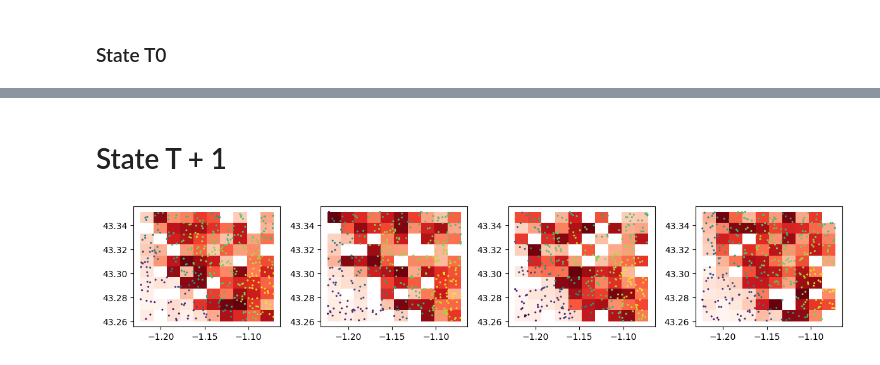
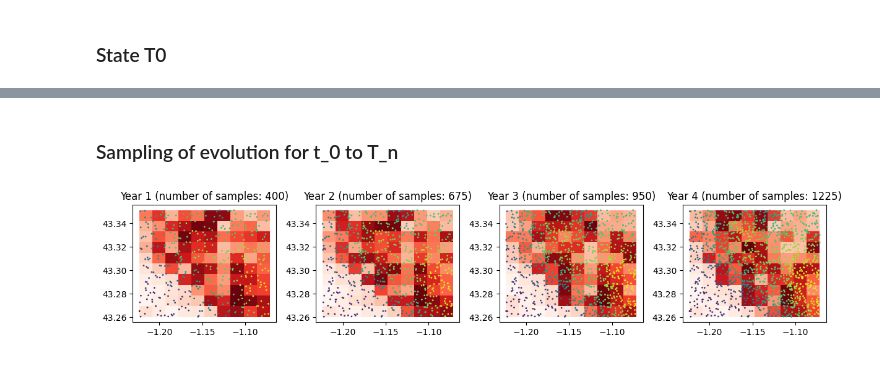
Before and after one commit to franckalbinet/trufl, a Jupyter notebook: nbs/tutorials/quick-start.ipynb, the cells around one changed output, grey strips where cells are left out. Saved outputs shown, nothing was run; the diff lists cells and outputs as text; code cells hidden in the pictures.

Commit message:
optimizer example

```diff
--- a/nbs/tutorials/quick-start.ipynb
+++ b/nbs/tutorials/quick-start.ipynb
@@ -280,92 +275,67 @@ ax.legend(handles=[rank_legend, value_legend], loc='upper left', bbox_to_anchor=
-# %% [markdown]
-# State T + 1
+# %% [markdown]
+### Sampling of evolution for t_0 to T_n
 # %%
 # Setup the figure and subplots grid
 number_of_years = 4
 fig, axs = plt.subplots(1, number_of_years, figsize=(12, 12))  # Adjust figsize as needed
 axs = axs.flatten()
 
+# t = 0 (Sample random)
+sampler = Sampler(fname_raster)
+n_planned = np.random.randint(4, high=5, size=len(gdf_grid), dtype=int)
+loc_ids = gdf_grid.loc_id.values
+
+samples_t0 = []
+for loc_id, n in zip(loc_ids, n_planned):
+    sampling_locs = gdf_grid.loc[gdf_grid.loc_id == loc_id].sample_points(n)
+    gdf_samples = sampler.sample(sampling_locs)
+    samples_t0.append(gdf_samples)
+
+gdf_samples_t = pd.concat(samples_t0)
+
 for n, ax in zip(range(1, number_of_years+1), axs):
-
-    sampler = Sampler(fname_raster)
-    n_planned = np.random.randint(0, high=5, size=len(gdf_grid), dtype=int)
-    loc_ids = gdf_grid.loc_id.values
-
-    samples_t0 = []
-    for loc_id, n in zip(loc_ids, n_planned):
-        sampling_locs = gdf_grid.loc[gdf_grid.loc_id == loc_id].sample_points(n)
-        gdf_samples = sampler.sample(sampling_locs)
-        samples_t0.append(gdf_samples)
-
-    gdf_samples_t = pd.concat(samples_t0)
-
     # 1. base ranking on prior
-    benefit_criteria = [True]
-    state = State(gdf_samples_t, [PriorCB(gdf_grid, fname_raster)])
+    benefit_criteria = [True, True, False, False, True]
+    state = State(gdf_samples_t, [MaxCB(), StdCB(), CountCB(),
+                                MoranICB(k=5), PriorCB(gdf_grid, fname_raster)])
     optimizer = Optimizer(state=state())
 
     # 2. rank polygons
-    df = optimizer.rank(is_benefit_x=benefit_criteria, w_vector = [1],  n_method="LINEAR1", c_method = None, w_method=None, s_method="CP")
-    df.head()
+    df = optimizer.rank(is_benefit_x=benefit_criteria, w_vector = [0.2, 0.2, 0.2,0.2, 0.2],  n_method="LINEAR1", c_method = None, w_method=None, s_method="CP")
 
     # 3. map ranking
     combined_df = pd.merge(df, gdf_grid[['geometry']], left_index=True, right_index=True, how='inner')
-    combined_df.head()
 
-    # 4. Assuming 'rank' is a column in gdf_grid
-
+    # plotting
     combined_gdf = gpd.GeoDataFrame(combined_df)
     ax = combined_gdf.plot(column='rank', cmap='Reds_r', ax=ax)
-    gdf_samples_t.plot(column='value', ax=ax, cmap='viridis', s=1.5)
+    gdf_samples_t.plot(column='value', ax=ax, cmap='viridis', s=1)
+    ax.title.set_text(f"Year {n} (number of samples: {len(gdf_samples_t)})")
 
-    # based on the ranking plan a number of samples for the next year (4 policies)
-    sampling_policy = [3, 2, 1, 1]
+    # 4. Sampling policy (based on 4 quantiles of rank)
+    sampling_policy = [5, 3, 2, 1]
 
-    # Assuming df is your DataFrame and sampling_policy is a list with your policy values
     # Calculate quantiles
     quantiles = df['rank'].quantile([0.25, 0.5, 0.75, 1.0])
     # Use pd.cut to assign each row to a quantile bin
     categories = pd.cut(df['rank'], bins=[-float('inf'), quantiles[0.25], quantiles[0.5], quantiles[0.75], float('inf')], labels=False)
     # Map each quantile bin to its corresponding value in sampling_policy
     df['points_to_sample'] = categories.map(lambda x: sampling_policy[x])
 
-    df.head()  # Display the first few rows to verify the new column
     # 5. determine n_samples for t + 1
-
     loc_id_sample_size = zip(df.index, df.points_to_sample)
 
     samples_t = []
     for loc_id, n in loc_id_sample_size:
         sampling_locs = gdf_grid.loc[gdf_grid.loc_id == loc_id].sample_points(n)
         gdf_samples = sampler.sample(sampling_locs)
         samples_t.append(gdf_samples)
 
     gdf_samples_t = pd.concat([gdf_samples_t, pd.concat(samples_t)])
 
-    # 6. base ranking on multiple state criteria
-    benefit_criteria = [True, True, False, False, True]
-    state = State(gdf_samples_t, [MaxCB(), StdCB(), CountCB(),
-                                MoranICB(k=5), PriorCB(gdf_grid, fname_raster)])
-    optimizer = Optimizer(state=state())
-
-    # 2. rank polygons
-    df = optimizer.rank(is_benefit_x=benefit_criteria, w_vector = [0.2, 0.2, 0.2,0.2, 0.2],  n_method="LINEAR1", c_method = None, w_method=None, s_method="CP")
-    df.head()
-
-    # 3. map ranking
-    combined_df = pd.merge(df, gdf_grid[['geometry']], left_index=True, right_index=True, how='inner')
-    combined_df.head()
-
-    # 4. Assuming 'rank' is a column in gdf_grid
-    # Assuming 'rank' is a column in gdf_grid
-    combined_gdf = gpd.GeoDataFrame(combined_df)
-    combined_gdf.plot(column='rank', cmap='Reds_r', ax=ax)
-    gdf_samples_t.plot(column='value', ax=ax, s=1.5)
-
-
 plt.tight_layout()  # Adjust layout to make room for the titles and legends
 plt.show()
 # %% [output]
-[figure, old version]
+[figure, new version]
 # %%
 # https://kapernikov.com/ipywidgets-with-matplotlib/
```
Also changed, not shown: parts of 14 cells of this notebook.
